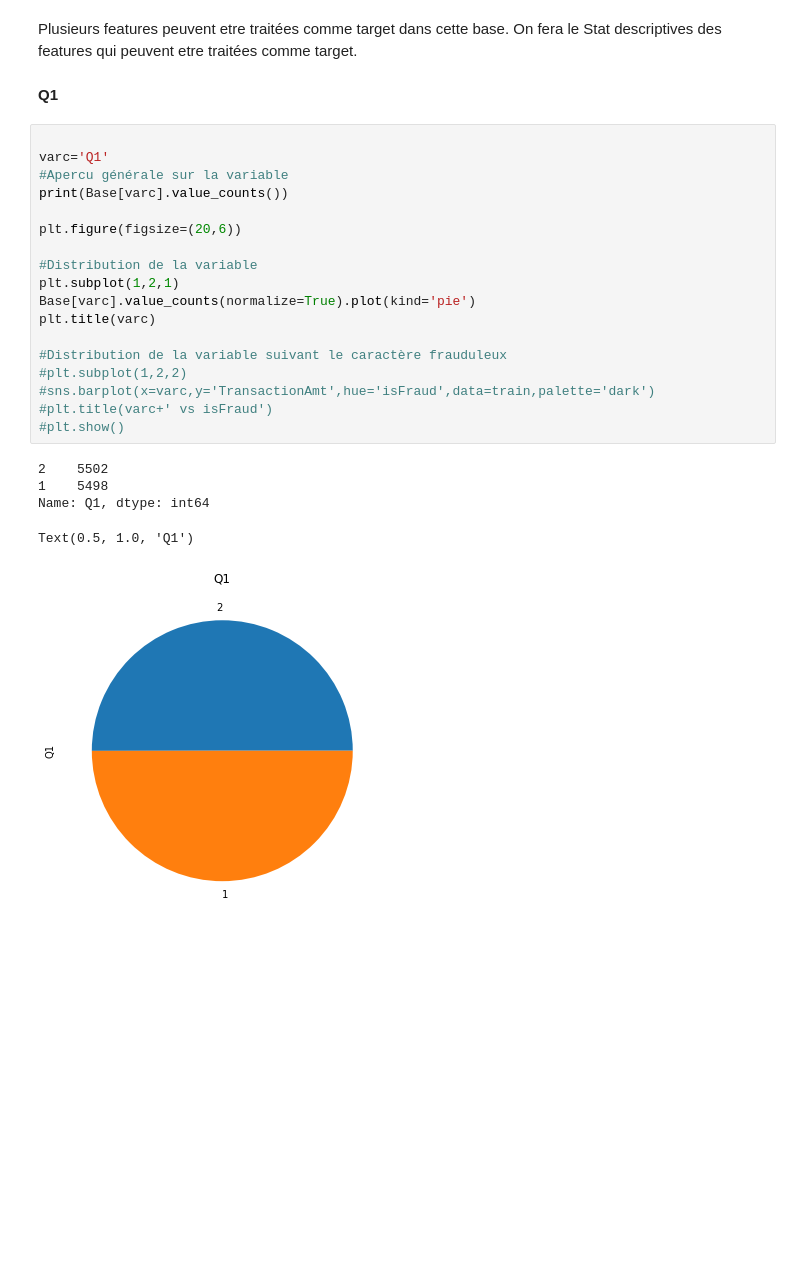
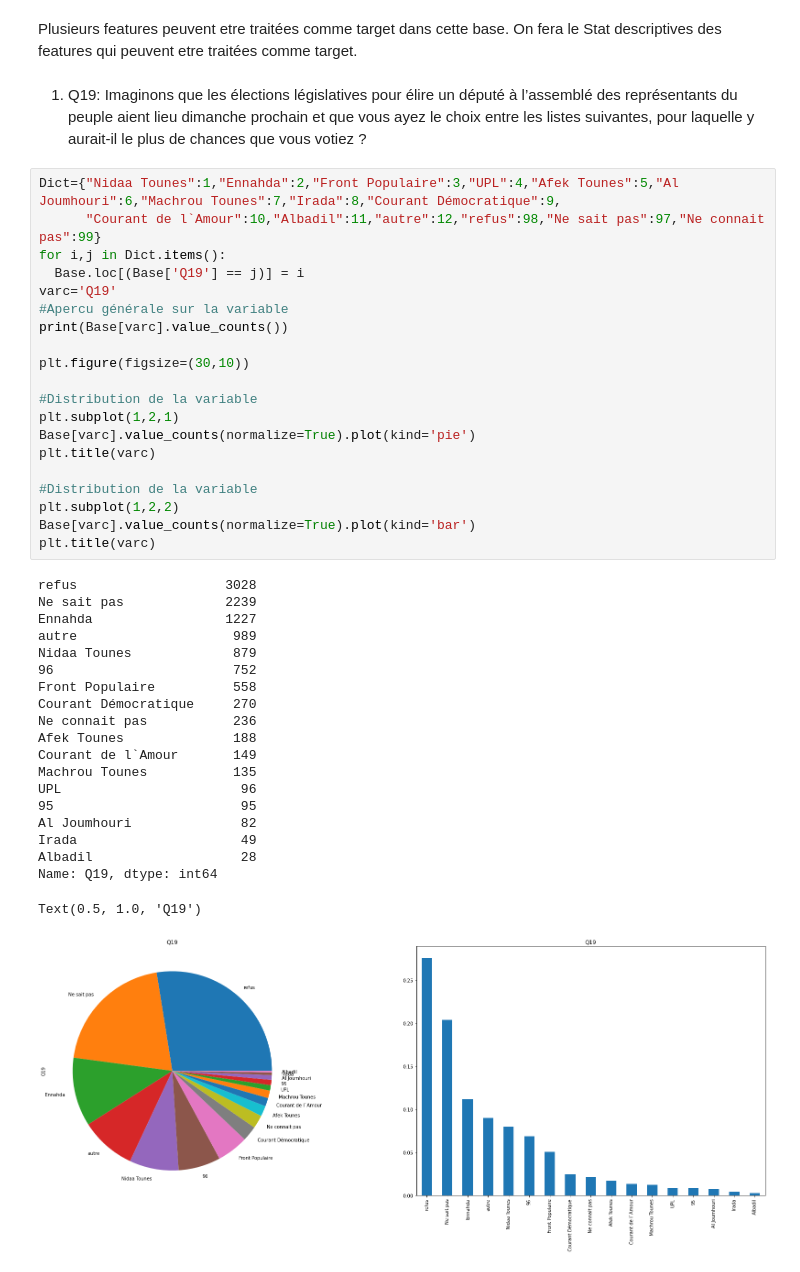
Before and after one commit to med-tz/elelction_Tunisie, a Jupyter notebook: Source.ipynb, the cells around one changed output. Cells and saved outputs as stored; diff of their text form; blank space fills up the shorter version.

```diff
--- a/Source.ipynb
+++ b/Source.ipynb
@@ -97,29 +98,48 @@ dtype: object
 *   **Analyse de la Target**
 # %% [markdown]
 Plusieurs features peuvent etre traitées comme target dans cette base. On fera le Stat descriptives des features qui peuvent etre traitées comme target.
-# %% [markdown]
-**Q1**
+# %% [markdown]
+1.   Q19: Imaginons que les élections législatives pour élire un député à l’assemblé des
+représentants du peuple aient lieu dimanche prochain et que vous ayez le choix entre
+les listes suivantes, pour laquelle y aurait-il le plus de chances que vous votiez ?
 # %%
-
-varc='Q1'
+Dict={"Nidaa Tounes":1,"Ennahda":2,"Front Populaire":3,"UPL":4,"Afek Tounes":5,"Al Joumhouri":6,"Machrou Tounes":7,"Irada":8,"Courant Démocratique":9,
+      "Courant de l`Amour":10,"Albadil":11,"autre":12,"refus":98,"Ne sait pas":97,"Ne connait pas":99}
+for i,j in Dict.items():
+  Base.loc[(Base['Q19'] == j)] = i
+varc='Q19'
 #Apercu générale sur la variable
 print(Base[varc].value_counts())
 
-plt.figure(figsize=(20,6))
+plt.figure(figsize=(30,10))
 
 #Distribution de la variable
 plt.subplot(1,2,1)
 Base[varc].value_counts(normalize=True).plot(kind='pie')
 plt.title(varc)
 
-#Distribution de la variable suivant le caractère frauduleux
-#plt.subplot(1,2,2)
-#sns.barplot(x=varc,y='TransactionAmt',hue='isFraud',data=train,palette='dark')
-#plt.title(varc+' vs isFraud')
-#plt.show()
+#Distribution de la variable
+plt.subplot(1,2,2)
+Base[varc].value_counts(normalize=True).plot(kind='bar')
+plt.title(varc)
 # %% [output]
-2    5502
-1    5498
-Name: Q1, dtype: int64
+refus                   3028
+Ne sait pas             2239
+Ennahda                 1227
+autre                    989
+Nidaa Tounes             879
+96                       752
+Front Populaire          558
+Courant Démocratique     270
+Ne connait pas           236
+Afek Tounes              188
+Courant de l`Amour       149
+Machrou Tounes           135
+UPL                       96
+95                        95
+Al Joumhouri              82
+Irada                     49
+Albadil                   28
+Name: Q19, dtype: int64
-Text(0.5, 1.0, 'Q1')
+Text(0.5, 1.0, 'Q19')
-[figure, old version]
+[figure, new version]
```
Also changed, not shown: parts of 2 cells of this notebook.
